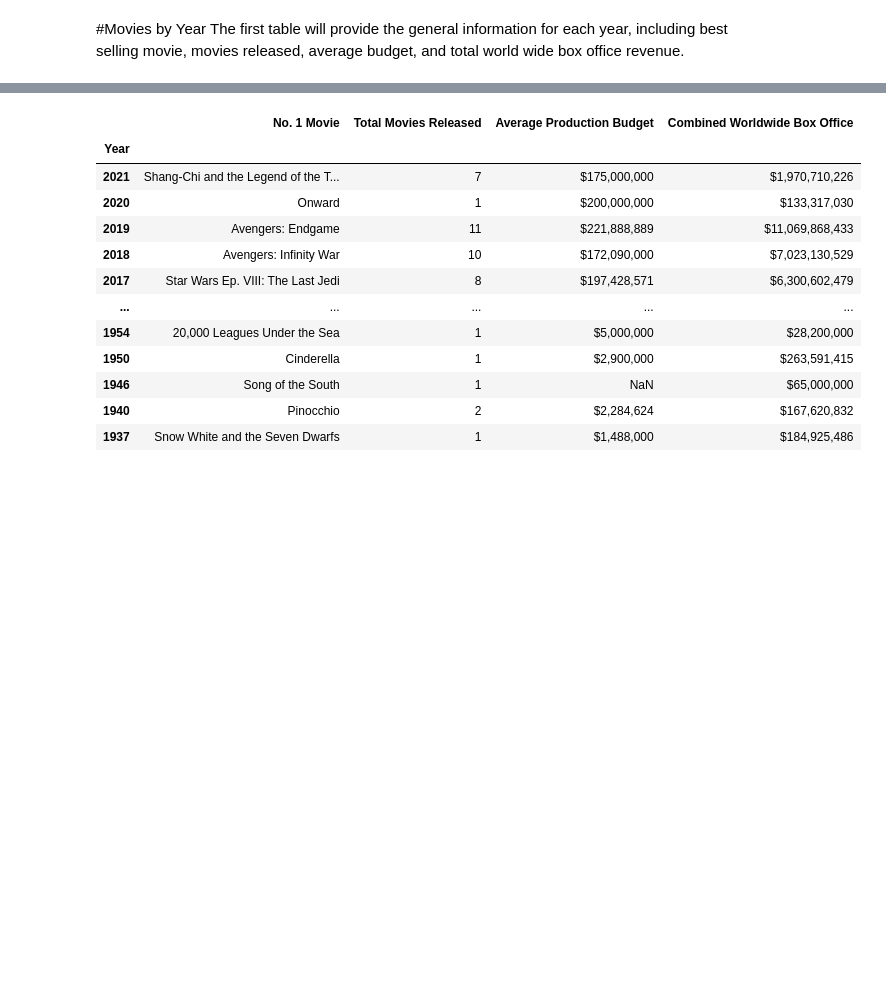
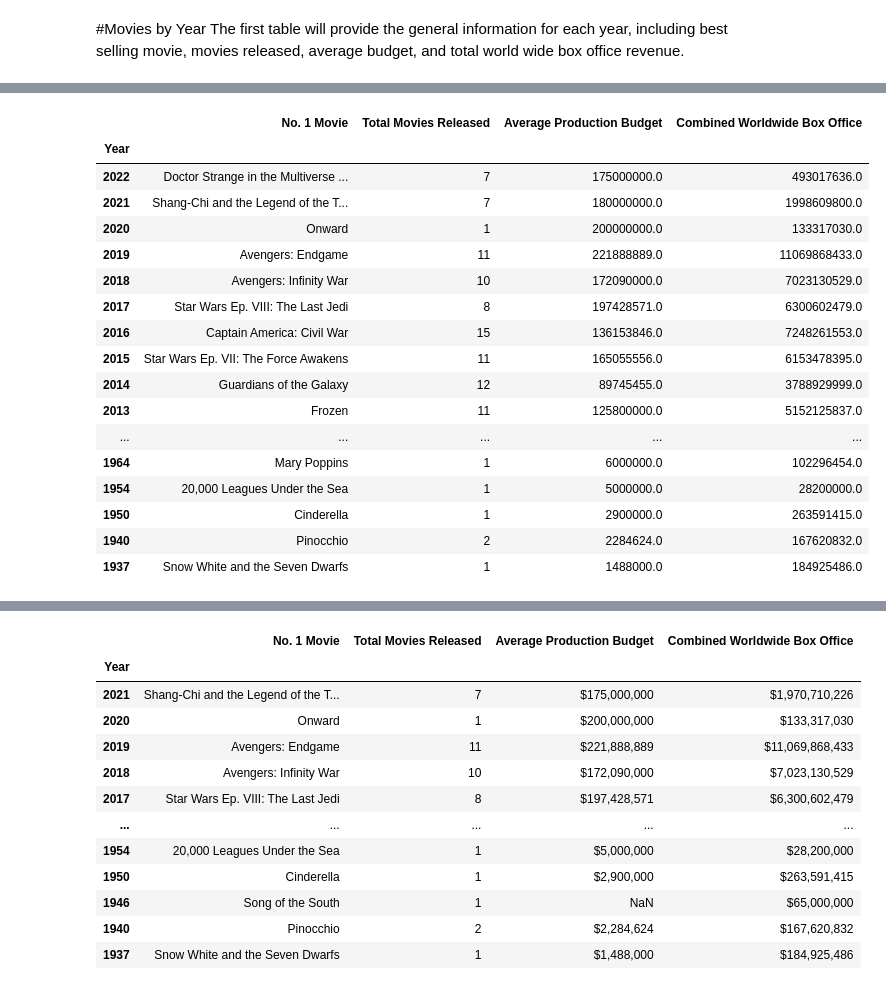
Before and after one commit to ravjolt/Disney-Challenge, a Jupyter notebook: RT_Disney_Webscrape_1.ipynb, the cells around one changed output, grey strips where cells are left out. Cells and saved outputs as stored; diff of their text form; code cells hidden in the pictures; blank space fills up the shorter version.

```diff
--- a/RT_Disney_Webscrape_1.ipynb
+++ b/RT_Disney_Webscrape_1.ipynb
@@ -156,0 +167,11 @@ Index(['No. 1 Movie', 'Total Movies Released', 'Average Production Budget',
+# %%
+def clean_currency(x):
+    """ If the value is a string, then remove currency symbol and delimiters
+    otherwise, the value is numeric and can be converted
+    """
+    if isinstance(x, str):
+        return(x.replace('$', '').replace(',', ''))
+    return(x)
+# %%
+disney_data['Combined Worldwide Box Office'] = disney_data['Combined Worldwide Box Office'].apply(clean_currency).astype('float')
+disney_data['Average Production Budget'] = disney_data['Average Production Budget'].apply(clean_currency).astype('float')
@@ -157,6 +189,8 @@ Index(['No. 1 Movie', 'Total Movies Released', 'Average Production Budget',
+# %%
+disney_data.index = disney_data.index.astype(int)
 # %%
 disney_data= disney_data[disney_data['No. 1 Movie'].notna()]
-disney_data=disney_data.set_index('Year')
+
 
 disney_data
 
@@ -178,0 +220,21 @@ disney_data.to_sql('disney_movie_performance', con=engine, if_exists="append")
+# %%
+disney_data
+# %% [output]
+|  | No. 1 Movie | Total Movies Released | Average Production Budget | Combined Worldwide Box Office |
+| Year |  |  |  |  |
+| 2022 | Doctor Strange in the Multiverse ... | 7 | 175000000.0 | 493017636.0 |
+| 2021 | Shang-Chi and the Legend of the T... | 7 | 180000000.0 | 1998609800.0 |
+| 2020 | Onward | 1 | 200000000.0 | 133317030.0 |
+| 2019 | Avengers: Endgame | 11 | 221888889.0 | 11069868433.0 |
+| 2018 | Avengers: Infinity War | 10 | 172090000.0 | 7023130529.0 |
+| 2017 | Star Wars Ep. VIII: The Last Jedi | 8 | 197428571.0 | 6300602479.0 |
+| 2016 | Captain America: Civil War | 15 | 136153846.0 | 7248261553.0 |
+| 2015 | Star Wars Ep. VII: The Force Awakens | 11 | 165055556.0 | 6153478395.0 |
+| 2014 | Guardians of the Galaxy | 12 | 89745455.0 | 3788929999.0 |
+| 2013 | Frozen | 11 | 125800000.0 | 5152125837.0 |
+| ... | ... | ... | ... | ... |
+| 1964 | Mary Poppins | 1 | 6000000.0 | 102296454.0 |
+| 1954 | 20,000 Leagues Under the Sea | 1 | 5000000.0 | 28200000.0 |
+| 1950 | Cinderella | 1 | 2900000.0 | 263591415.0 |
+| 1940 | Pinocchio | 2 | 2284624.0 | 167620832.0 |
+| 1937 | Snow White and the Seven Dwarfs | 1 | 1488000.0 | 184925486.0 |
```
Also changed, not shown: parts of 29 cells of this notebook.
